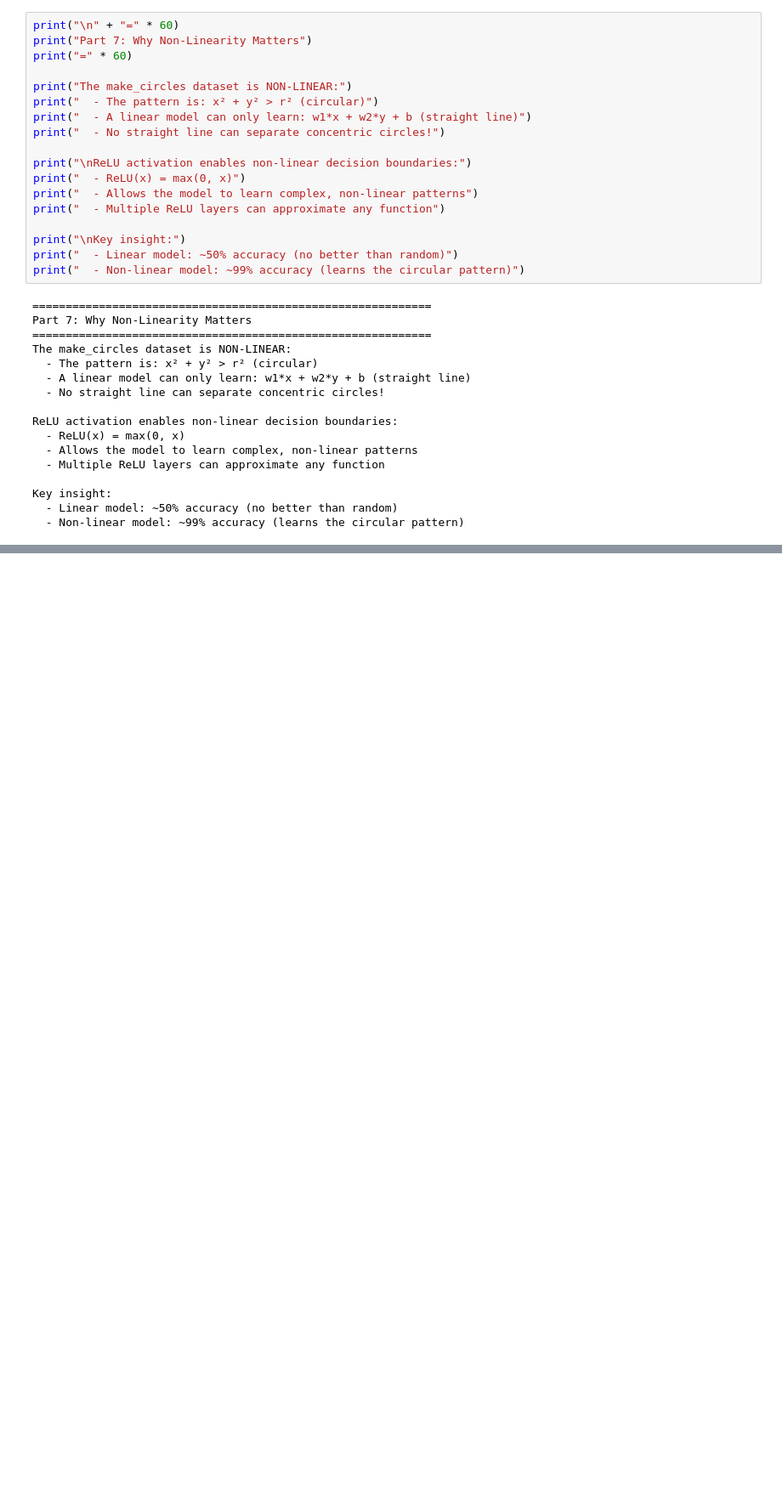
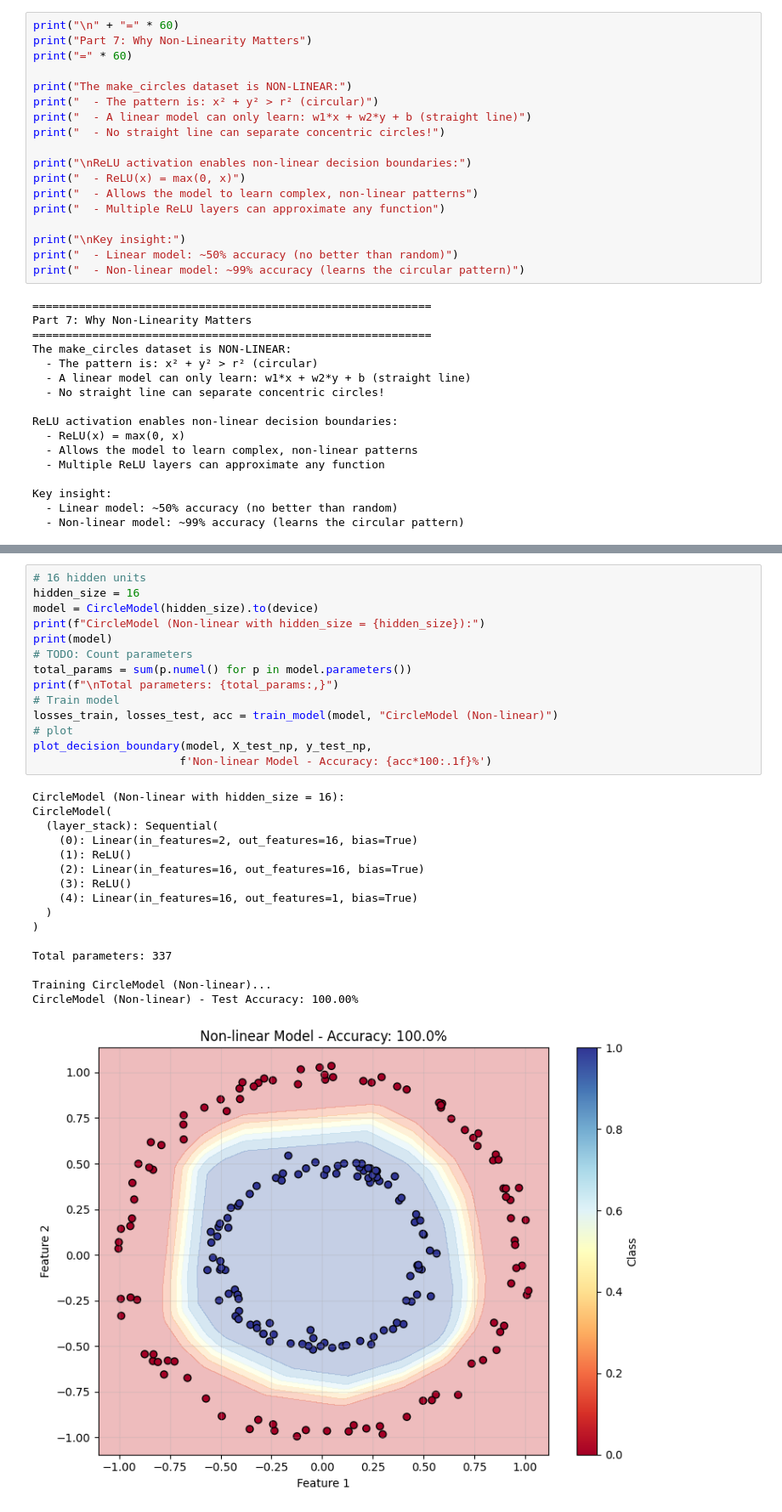
Before and after one commit to TranQuocHuy83/mlops_training---module03---HuyTran-, a Jupyter notebook: 03_non_linear_classification.ipynb, the cells around one changed output, grey strips where cells are left out. Shown at 85% size. Saved outputs shown, nothing was run; the diff lists cells and outputs as text; blank space fills up the shorter version.

```diff
--- a/03_non_linear_classification.ipynb
+++ b/03_non_linear_classification.ipynb
@@ -346,0 +519,31 @@ Key insight:
+# %%
+# 16 hidden units
+hidden_size = 16
+model = CircleModel(hidden_size).to(device)
+print(f"CircleModel (Non-linear with hidden_size = {hidden_size}):")
+print(model)
+# TODO: Count parameters
+total_params = sum(p.numel() for p in model.parameters())
+print(f"\nTotal parameters: {total_params:,}")
+# Train model
+losses_train, losses_test, acc = train_model(model, "CircleModel (Non-linear)")
+# plot
+plot_decision_boundary(model, X_test_np, y_test_np,
+                      f'Non-linear Model - Accuracy: {acc*100:.1f}%')
+# %% [output]
+CircleModel (Non-linear with hidden_size = 16):
+CircleModel(
+  (layer_stack): Sequential(
+    (0): Linear(in_features=2, out_features=16, bias=True)
+    (1): ReLU()
+    (2): Linear(in_features=16, out_features=16, bias=True)
+    (3): ReLU()
+    (4): Linear(in_features=16, out_features=1, bias=True)
+  )
+)
+
+Total parameters: 337
+
+Training CircleModel (Non-linear)...
+CircleModel (Non-linear) - Test Accuracy: 100.00%
+[figure, added]
```
Also changed, not shown: parts of 17 cells of this notebook.
